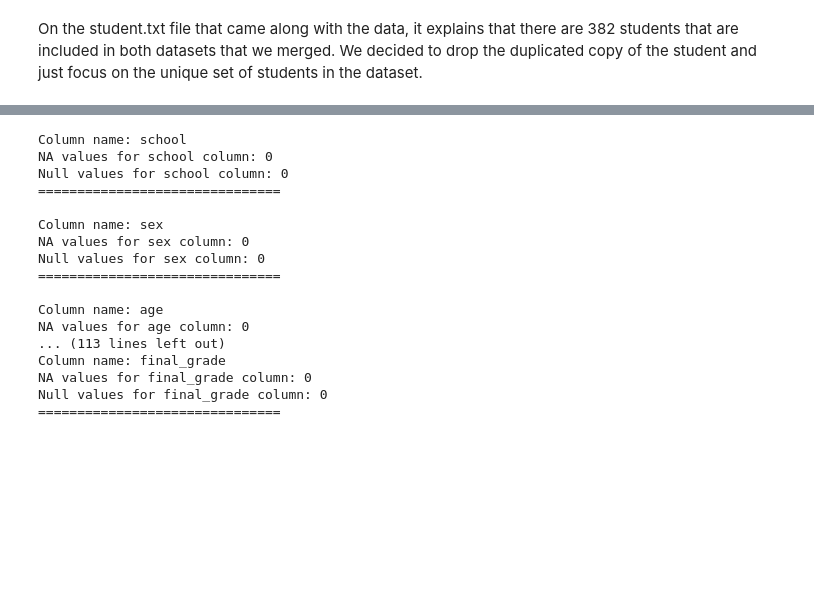
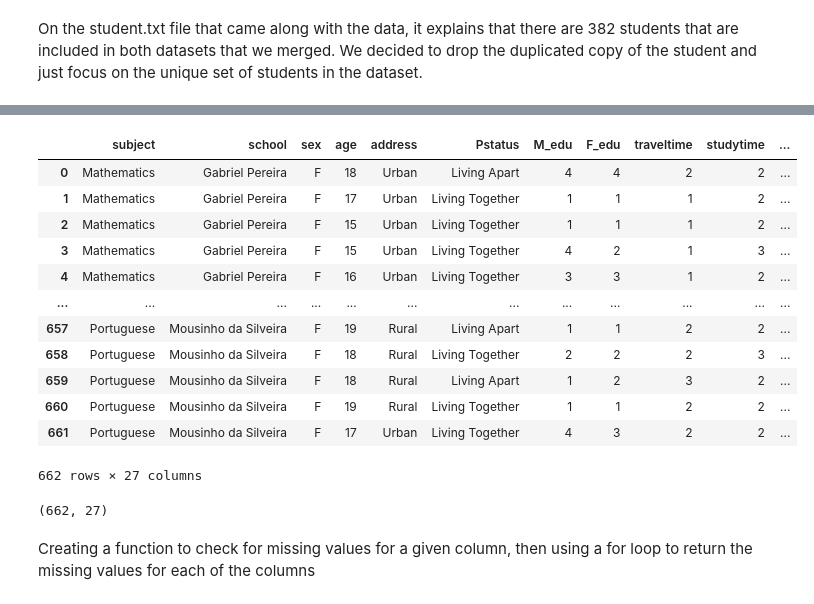
Before and after one commit to nromano2/TP1_NVR_TMM, a Jupyter notebook: TP1_NVR_TMM.ipynb, the cells around one changed output, grey strips where cells are left out. Drawn from its saved outputs; the diff is of its cells as text; code cells hidden in the pictures; blank space fills up the shorter version.

```diff
--- a/TP1_NVR_TMM.ipynb
+++ b/TP1_NVR_TMM.ipynb
@@ -217,2 +225,24 @@ Index(['school', 'sex', 'age', 'address', 'Pstatus', 'M_edu', 'F_edu',
+# %%
+df
+# %% [output]
+|  | subject | school | sex | age | address | Pstatus | M_edu | F_edu | traveltime | studytime | ... |
+| 0 | Mathematics | Gabriel Pereira | F | 18 | Urban | Living Apart | 4 | 4 | 2 | 2 | ... |
+| 1 | Mathematics | Gabriel Pereira | F | 17 | Urban | Living Together | 1 | 1 | 1 | 2 | ... |
+| 2 | Mathematics | Gabriel Pereira | F | 15 | Urban | Living Together | 1 | 1 | 1 | 2 | ... |
+| 3 | Mathematics | Gabriel Pereira | F | 15 | Urban | Living Together | 4 | 2 | 1 | 3 | ... |
+| 4 | Mathematics | Gabriel Pereira | F | 16 | Urban | Living Together | 3 | 3 | 1 | 2 | ... |
+| ... | ... | ... | ... | ... | ... | ... | ... | ... | ... | ... | ... |
+| 657 | Portuguese | Mousinho da Silveira | F | 19 | Rural | Living Apart | 1 | 1 | 2 | 2 | ... |
+| 658 | Portuguese | Mousinho da Silveira | F | 18 | Rural | Living Together | 2 | 2 | 2 | 3 | ... |
+| 659 | Portuguese | Mousinho da Silveira | F | 18 | Rural | Living Apart | 1 | 2 | 3 | 2 | ... |
+| 660 | Portuguese | Mousinho da Silveira | F | 19 | Rural | Living Together | 1 | 1 | 2 | 2 | ... |
+| 661 | Portuguese | Mousinho da Silveira | F | 17 | Urban | Living Together | 4 | 3 | 2 | 2 | ... |
+662 rows × 27 columns
+# %%
+df.shape
+# %% [output]
+(662, 27)
+# %% [markdown]
+Creating a function to check for missing values for a given column, then using a for loop to return the missing values for each of the columns
 # %%
 def missing_values(column):
@@ -225,45 +250,0 @@ def missing_values(column):
-# %%
-missing_values('school')
-missing_values('sex')
-missing_values('age')
-missing_values('address')
-missing_values('Pstatus')
-missing_values('M_edu')
-missing_values('F_edu')
-missing_values('traveltime')
-missing_values('studytime')
-missing_values('failures')
-missing_values('schoolsup')
-missing_values('famsup')
-missing_values('paid')
-missing_values('activities')
-missing_values('higher')
-missing_values('internet')
-missing_values('famrel')
-missing_values('freetime')
-missing_values('goout')
-missing_values('weekday_alc')
-missing_values('weekend_alc')
-missing_values('health')
-missing_values('absences')
-missing_values('period1_grade')
-missing_values('period2_grade')
-missing_values('final_grade')
-# %% [output]
-Column name: school
-NA values for school column: 0
-Null values for school column: 0
-===============================
-
-Column name: sex
-NA values for sex column: 0
-Null values for sex column: 0
-===============================
-
-Column name: age
-NA values for age column: 0
-... (113 lines left out)
-Column name: final_grade
-NA values for final_grade column: 0
-Null values for final_grade column: 0
-===============================
```
Also changed, not shown: parts of 26 cells of this notebook.
